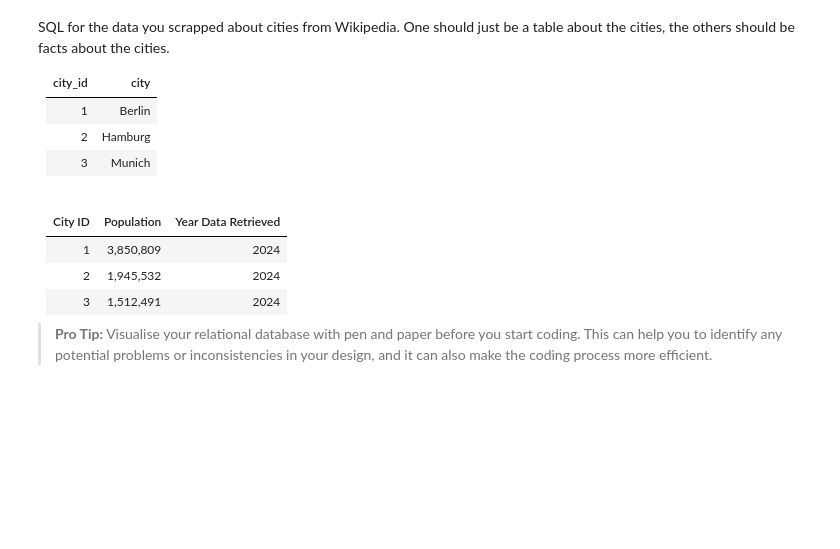
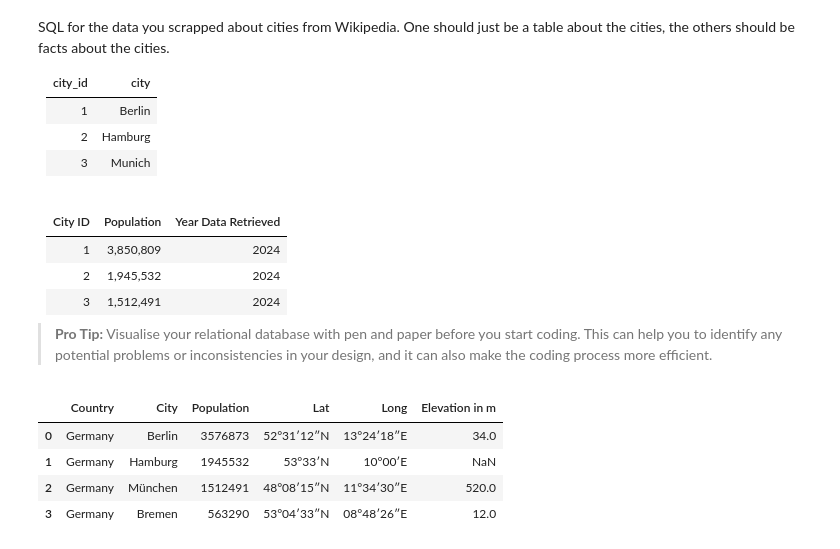
Before and after one commit to lippsmar/Data-Science-Bootcamp, a Jupyter notebook: 5_Data Pipelines on the Cloud/Notebooks/5_1_2_python_to_sql.ipynb, the cells around one changed output. Drawn from its saved outputs; the diff is of its cells as text; code cells hidden in the pictures; blank space fills up the shorter version.

```diff
--- a/5_Data Pipelines on the Cloud/Notebooks/5_1_2_python_to_sql.ipynb
+++ b/5_Data Pipelines on the Cloud/Notebooks/5_1_2_python_to_sql.ipynb
@@ -229,0 +266,10 @@ Now that you've learnt how to send and retrieve information, it's your turn to s
+# %%
+scrape_city_data = scrape_city_data()
+# %%
+scrape_city_data
+# %% [output]
+|  | Country | City | Population | Lat | Long | Elevation in m |
+| 0 | Germany | Berlin | 3576873 | 52°31′12″N | 13°24′18″E | 34.0 |
+| 1 | Germany | Hamburg | 1945532 | 53°33′N | 10°00′E | NaN |
+| 2 | Germany | München | 1512491 | 48°08′15″N | 11°34′30″E | 520.0 |
+| 3 | Germany | Bremen | 563290 | 53°04′33″N | 08°48′26″E | 12.0 |
```
Also changed, not shown: parts of 9 cells of this notebook, 2 other files.
